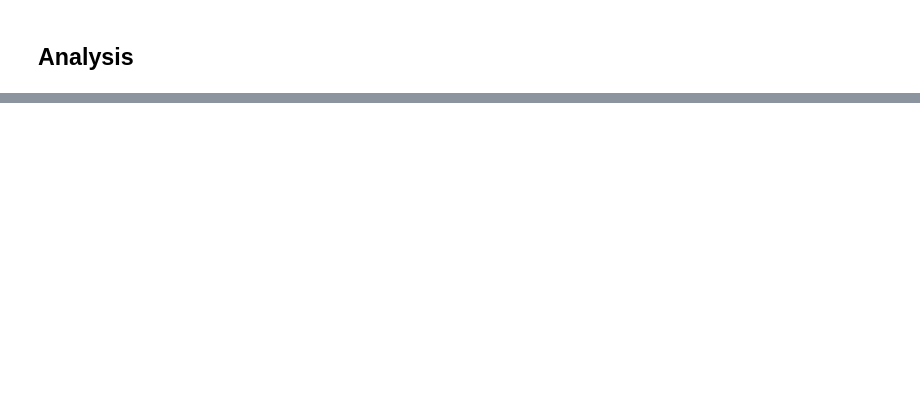
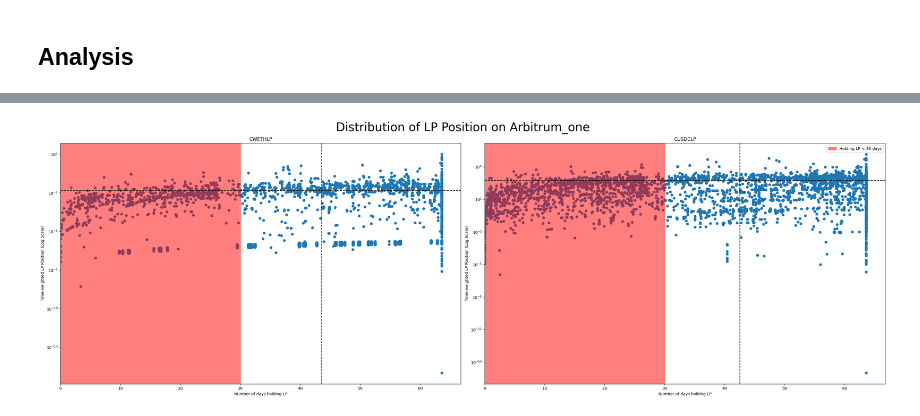
Before and after one commit to tann9949/connext-galxe-bot, a Jupyter notebook: notebooks/analysis.ipynb, the cells around one changed output, grey strips where cells are left out. Saved outputs shown, nothing was run; the diff lists cells and outputs as text; code cells hidden in the pictures; blank space fills up the shorter version.

```diff
--- a/notebooks/analysis.ipynb
+++ b/notebooks/analysis.ipynb
@@ -80,13 +53,9 @@ def load_txn_data(chain: Chain, use_cache: bool = True, cache_path: str = "cache
 ## Load Data
 # %%
 for chain in CHAINS:
-    save_cache(chain, reload=False)
+    CacheUtils.save_cache(chain, reload=False)
 
-dataset = {}
-for chain in CHAINS:
-    df = load_txn_data(chain)
-    print_log(f"Data loaded from chain {Chain.resolve_connext_domain(chain)}, total of {len(df)} record")
-    dataset[chain] = df
+dataset = DataUtils.load_dataset(CHAINS)
 # %% [output]
 Cache already existed!
 Cache already existed!
@@ -106,4 +75,2 @@ Data loaded from chain gnosis, total of 2056 record
 # %% [markdown]
 ## Analysis
-# %%
-chain = Chain.POLYGON
@@ -127,0 +77,88 @@ df
+# %%
+LP_TOKENS = [Token.CWETHLP, Token.CUSDCLP]
+MIN_VALUE = 0.0001
+TIMEFRAME = "1T" # 1 minutes
+THRESHOLD = 0.3
+# %%
+for chain in CHAINS:
+
+    print(f"="*20)
+    print(f"{Chain.resolve_connext_domain(chain).capitalize()}")
+    print(f"="*20)
+
+    # calculate statistics
+    user_txs = ProcessingUtils.get_user_txs(
+        dataset=dataset,
+        chain=chain,
+        latest_date=LATEST_DATE,
+    )
+
+    user_infos = {
+        _user: {
+            _token: ProcessingUtils.process_user_balance(
+                user_tx=user_txs[_user][_token],
+                latest_date=LATEST_DATE,
+                timeframe=TIMEFRAME,
+                min_lp_value=MIN_VALUE,
+            ) for _token in LP_TOKENS
+            if _token in user_txs[_user]
+        } for _user in tqdm(user_txs, "Processing User info")
+    }
+
+    # visualization
+    fig, ax = plt.subplots(1, 2, figsize=(30, 10))
+
+    for i, token in enumerate(LP_TOKENS):
+        elapsed_days = [_user[token]["elapsed_days"] for _user in user_infos.values() if token in _user]
+        twa_balance = [_user[token]["twa_balance"] for _user in user_infos.values() if token in _user]
+
+        ax[i].scatter(elapsed_days, twa_balance)
+        ax[i].axvline(np.mean(elapsed_days), linestyle="--", color="black")
+        ax[i].axhline(np.mean(twa_balance), linestyle="--", color="black")
+        ax[i].set_yscale("log")
+
+        ax[i].axvspan(0, 30, alpha=0.5, color='red', label="Holding LP < 30 days")
+        ax[i].set_xlim(left=0)
+        ax[i].set_xlabel("Number of days holding LP")
+        ax[i].set_ylabel("Time-weighted LP Position (Log Scale)")
+        ax[i].set_title(f"{token}")
+
+    fig.suptitle(f"Distribution of LP Position on {Chain.resolve_connext_domain(chain).capitalize()}", fontsize=30)
+    plt.legend()
+    plt.tight_layout()
+    plt.show()
+
+    VisualizeUtils.visualize_lps(dataset, chain)
+
+    for token in LP_TOKENS:
+        print(f"Number of users holding {token}: {len([_user for _user in user_txs.values() if token in _user])}")
+
+    for token in LP_TOKENS:
+        num_mint = 0
+        num_burn = 0
+        for _user, txs in user_txs.items():
+            if token not in txs:
+                continue
+            num_mint += len(txs[token][txs[token]["action"] == "mint"])
+            num_burn += len(txs[token][txs[token]["action"] == "burn"])
+
+        print(f"Total of {token} Add Liquidity tx: {num_mint}")
+        print(f"Total of {token} Remove Liquidity tx: {num_burn}")
+
+    # text statistics
+    usdc_lp_txs = {_user: _txs[Token.CUSDCLP] for _user, _txs in user_infos.items() if Token.CUSDCLP in _txs}
+    weth_lp_txs = {_user: _txs[Token.CWETHLP] for _user, _txs in user_infos.items() if Token.CWETHLP in _txs}
+
+    top_usdc_scores = [_u for _u, _ in sorted(usdc_lp_txs.items(), key=lambda x: x[1]["twa_balance"], reverse=True)]
+    top_weth_scores = [_u for _u, _ in sorted(weth_lp_txs.items(), key=lambda x: x[1]["twa_balance"], reverse=True)]
+
+    qualified_usdc_users = top_usdc_scores[:round(THRESHOLD * len(top_usdc_scores))]
+    qualified_weth_users = top_weth_scores[:round(THRESHOLD * len(top_weth_scores))]
+
+    print(f"Number of qualified USDC LP Provider: {len(qualified_usdc_users)} / {len(top_usdc_scores)}")
+    print(f"Minimum qualified score: {usdc_lp_txs[qualified_usdc_users[-1]]['twa_balance']:.4f}")
+    print(f"Number of qualified WETH LP Provider: {len(qualified_weth_users)} / {len(top_weth_scores)}")
+    print(f"Minimum qualified score: {weth_lp_txs[qualified_weth_users[-1]]['twa_balance']:.4f}")
+
+    print()
+# %% [output]
@@ -127,0 +168 @@ df
+[figure, added]
```
Also changed, not shown: parts of 10 cells of this notebook, 1 other file.
